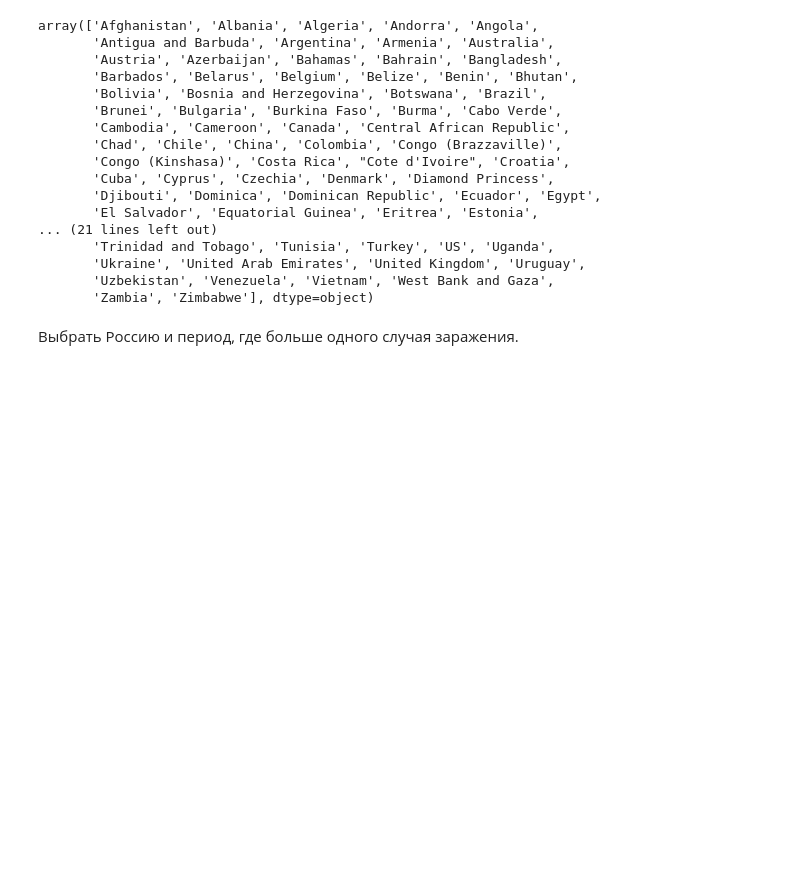
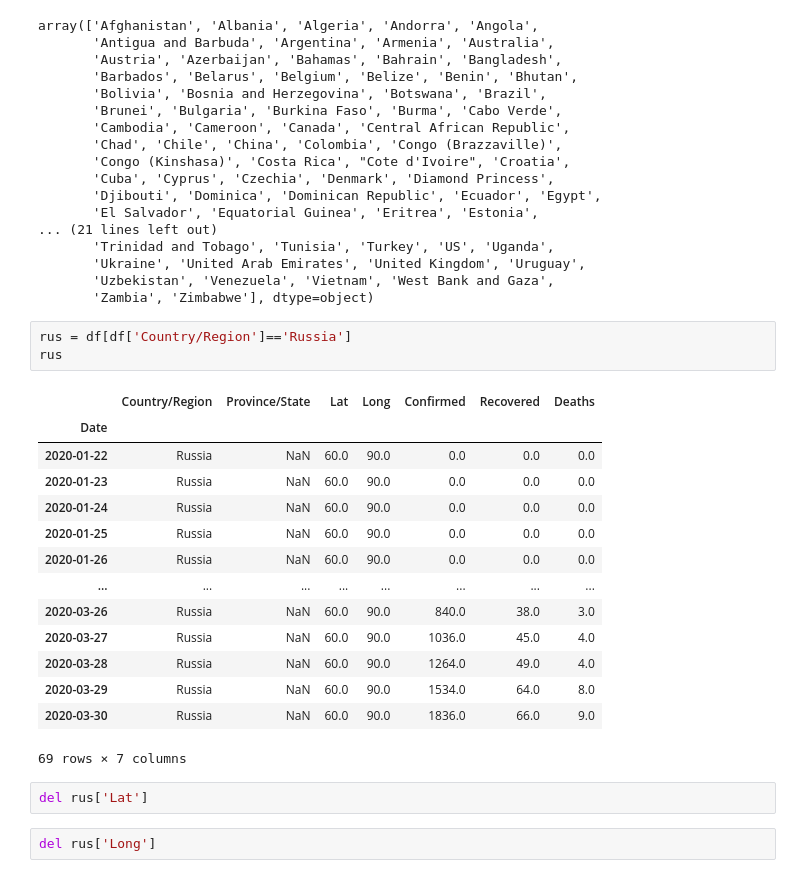
Before and after one commit to dm-fedorov/pandas_basic, a Jupyter notebook: COVID-19.ipynb, the cells around one changed output. Cells and saved outputs as stored; diff of their text form; blank space fills up the shorter version.

```diff
--- a/COVID-19.ipynb
+++ b/COVID-19.ipynb
@@ -41,5 +41,25 @@ array(['Afghanistan', 'Albania', 'Algeria', 'Andorra', 'Angola',
        'Ukraine', 'United Arab Emirates', 'United Kingdom', 'Uruguay',
        'Uzbekistan', 'Venezuela', 'Vietnam', 'West Bank and Gaza',
        'Zambia', 'Zimbabwe'], dtype=object)
-# %% [markdown]
-Выбрать Россию и период, где больше одного случая заражения.
+# %%
+rus = df[df['Country/Region']=='Russia']
+rus
+# %% [output]
+|  | Country/Region | Province/State | Lat | Long | Confirmed | Recovered | Deaths |
+| Date |  |  |  |  |  |  |  |
+| 2020-01-22 | Russia | NaN | 60.0 | 90.0 | 0.0 | 0.0 | 0.0 |
+| 2020-01-23 | Russia | NaN | 60.0 | 90.0 | 0.0 | 0.0 | 0.0 |
+| 2020-01-24 | Russia | NaN | 60.0 | 90.0 | 0.0 | 0.0 | 0.0 |
+| 2020-01-25 | Russia | NaN | 60.0 | 90.0 | 0.0 | 0.0 | 0.0 |
+| 2020-01-26 | Russia | NaN | 60.0 | 90.0 | 0.0 | 0.0 | 0.0 |
+| ... | ... | ... | ... | ... | ... | ... | ... |
+| 2020-03-26 | Russia | NaN | 60.0 | 90.0 | 840.0 | 38.0 | 3.0 |
+| 2020-03-27 | Russia | NaN | 60.0 | 90.0 | 1036.0 | 45.0 | 4.0 |
+| 2020-03-28 | Russia | NaN | 60.0 | 90.0 | 1264.0 | 49.0 | 4.0 |
+| 2020-03-29 | Russia | NaN | 60.0 | 90.0 | 1534.0 | 64.0 | 8.0 |
+| 2020-03-30 | Russia | NaN | 60.0 | 90.0 | 1836.0 | 66.0 | 9.0 |
+69 rows × 7 columns
+# %%
+del rus['Lat']
+# %%
+del rus['Long']
```
Also changed, not shown: parts of 3 cells of this notebook.
